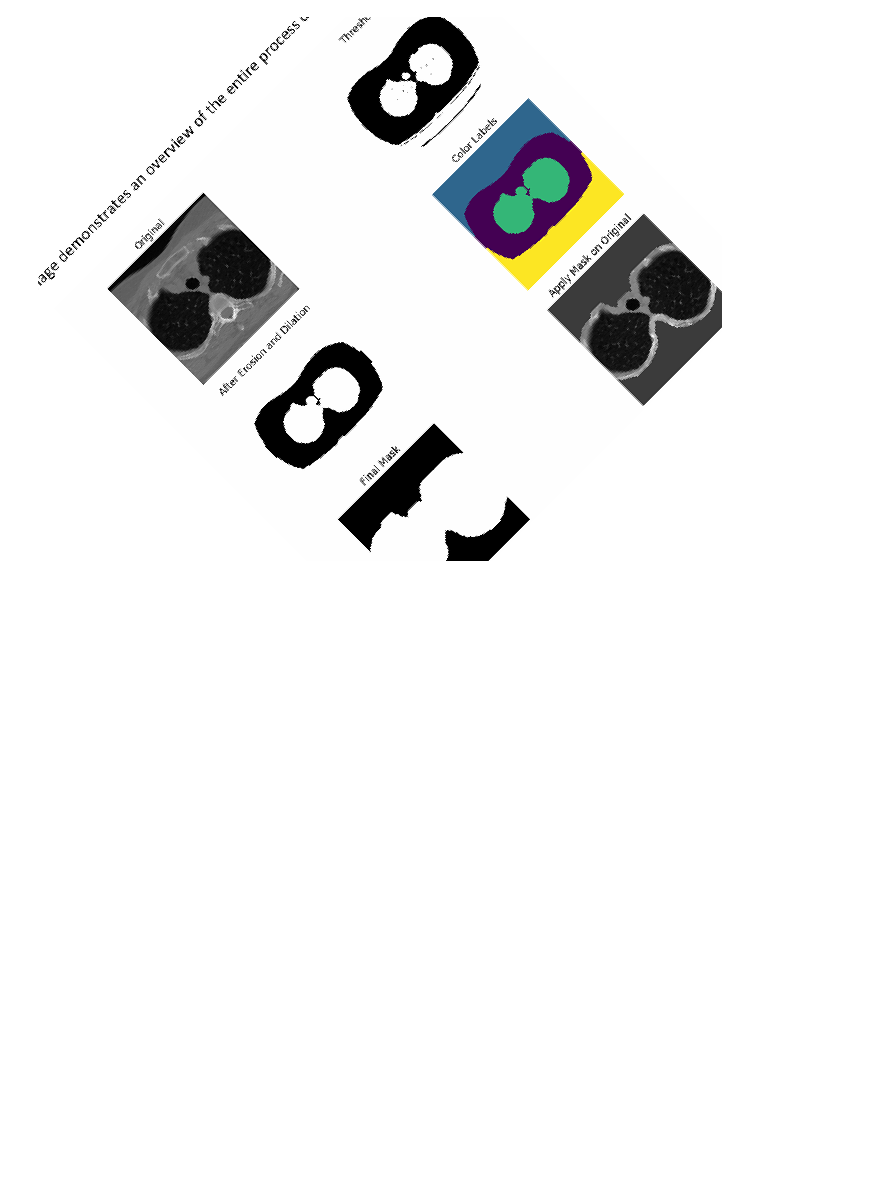
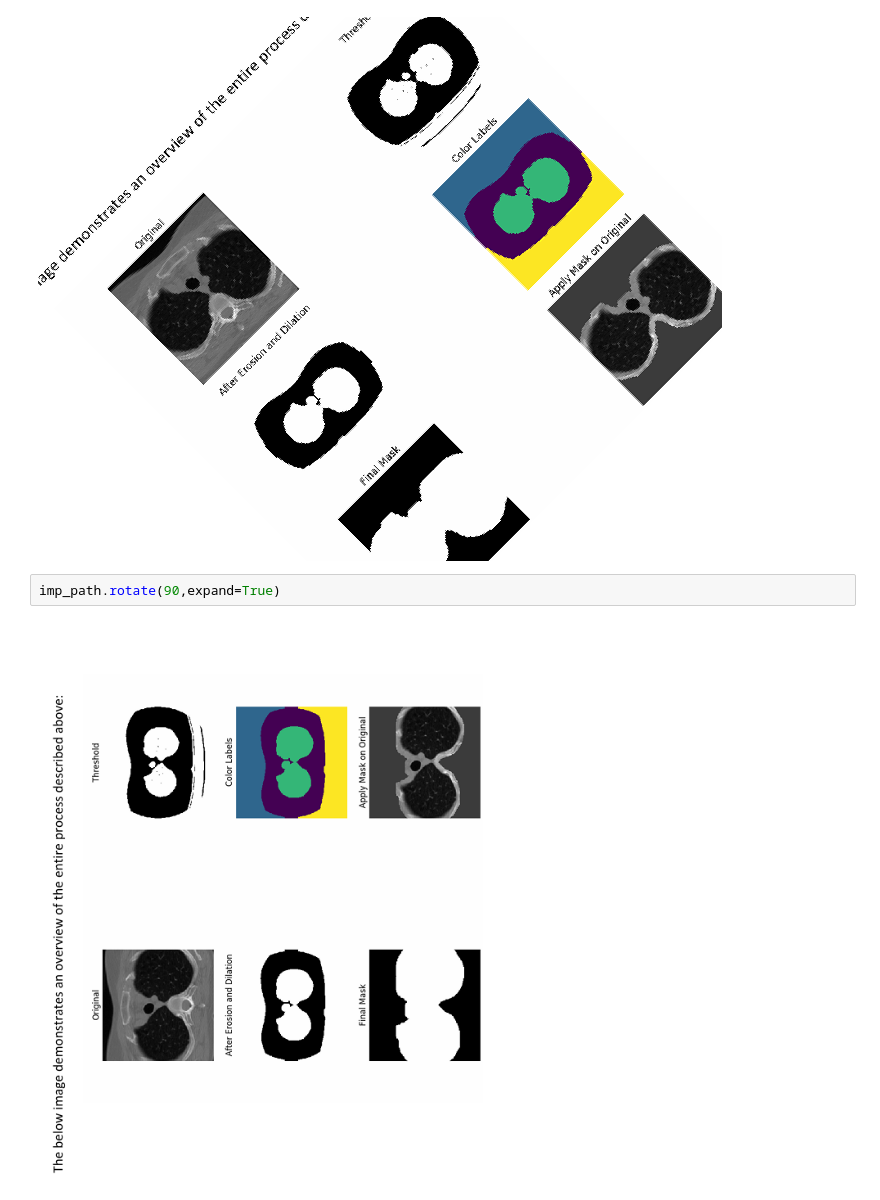
Before and after one commit to avichal077/python-data-science, a Jupyter notebook: img_pro.ipynb, the cells around one changed output. Drawn from its saved outputs; the diff is of its cells as text; blank space fills up the shorter version.

```diff
--- a/img_pro.ipynb
+++ b/img_pro.ipynb
@@ -51,3 +51,7 @@ imp_path.resize((300,300))
 imp_path.rotate(45,fillcolor='white')
 # %% [output]
 [figure]
+# %%
+imp_path.rotate(90,expand=True)
+# %% [output]
+[figure, added]
```
Also changed, not shown: parts of 9 cells of this notebook, 13 other files.
